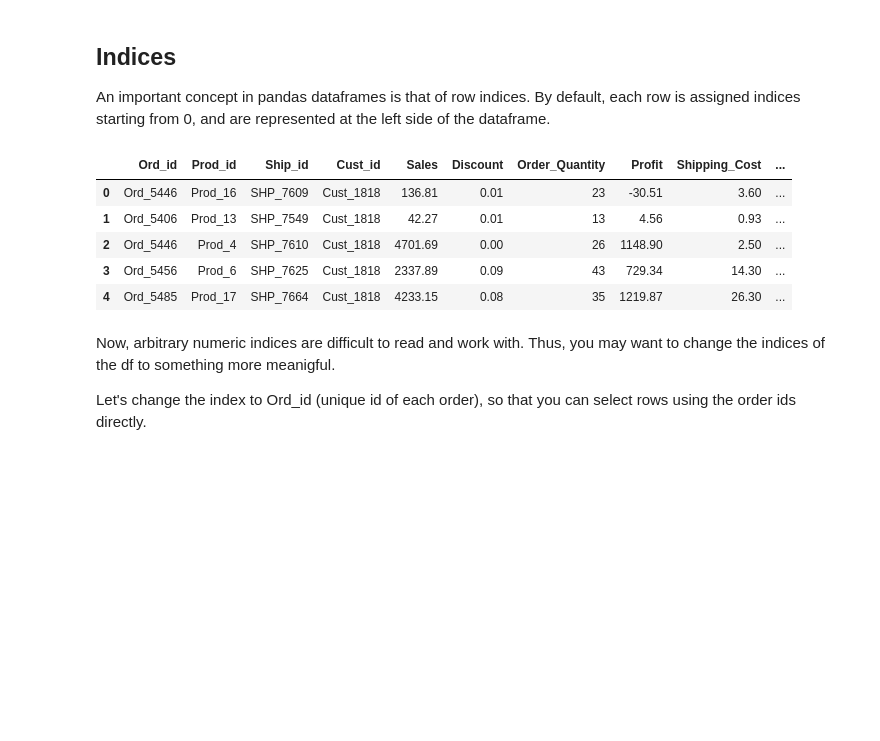
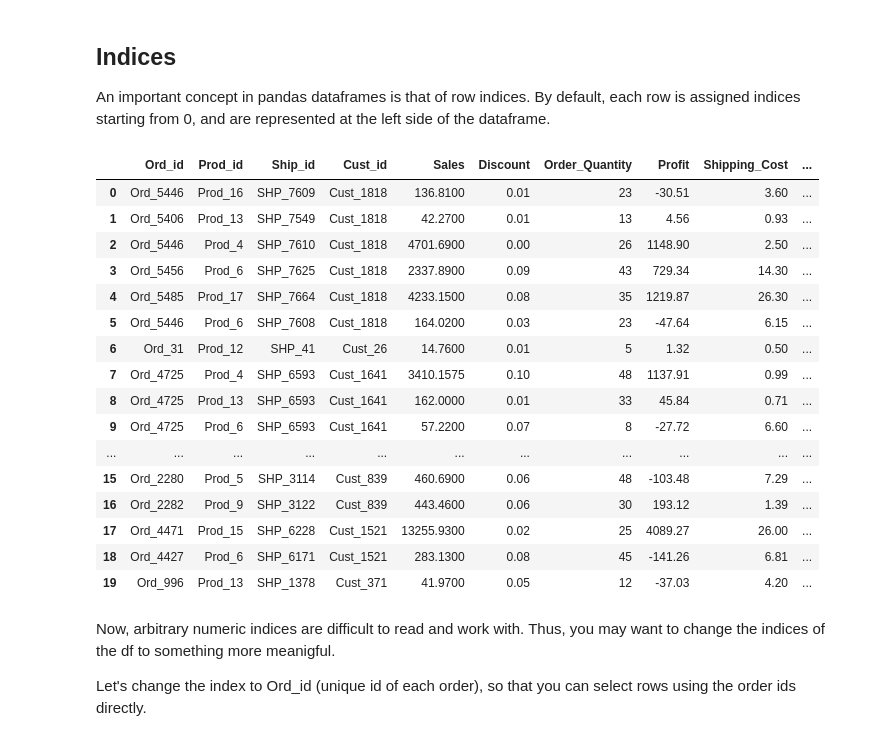
Before and after one commit to Tolash123/30daysofpython, a Jupyter notebook: Day27/day27.ipynb, the cells around one changed output. Cells and saved outputs as stored; diff of their text form; code cells hidden in the pictures; blank space fills up the shorter version.

```diff
--- a/Day27/day27.ipynb
+++ b/Day27/day27.ipynb
@@ -253,14 +261,25 @@ array([['Ord_5446', 'Prod_16', 'SHP_7609', ..., -30.51, 3.6, 0.56],
 ## Indices
 An important concept in pandas dataframes is that of row indices. By default, each row is assigned indices starting from 0, and are represented at the left side of the dataframe.
 # %%
-market_df.head()
+market_df.head(20)
 # %% [output]
 |  | Ord_id | Prod_id | Ship_id | Cust_id | Sales | Discount | Order_Quantity | Profit | Shipping_Cost | ... |
-| 0 | Ord_5446 | Prod_16 | SHP_7609 | Cust_1818 | 136.81 | 0.01 | 23 | -30.51 | 3.60 | ... |
-| 1 | Ord_5406 | Prod_13 | SHP_7549 | Cust_1818 | 42.27 | 0.01 | 13 | 4.56 | 0.93 | ... |
-| 2 | Ord_5446 | Prod_4 | SHP_7610 | Cust_1818 | 4701.69 | 0.00 | 26 | 1148.90 | 2.50 | ... |
-| 3 | Ord_5456 | Prod_6 | SHP_7625 | Cust_1818 | 2337.89 | 0.09 | 43 | 729.34 | 14.30 | ... |
-| 4 | Ord_5485 | Prod_17 | SHP_7664 | Cust_1818 | 4233.15 | 0.08 | 35 | 1219.87 | 26.30 | ... |
+| 0 | Ord_5446 | Prod_16 | SHP_7609 | Cust_1818 | 136.8100 | 0.01 | 23 | -30.51 | 3.60 | ... |
+| 1 | Ord_5406 | Prod_13 | SHP_7549 | Cust_1818 | 42.2700 | 0.01 | 13 | 4.56 | 0.93 | ... |
+| 2 | Ord_5446 | Prod_4 | SHP_7610 | Cust_1818 | 4701.6900 | 0.00 | 26 | 1148.90 | 2.50 | ... |
+| 3 | Ord_5456 | Prod_6 | SHP_7625 | Cust_1818 | 2337.8900 | 0.09 | 43 | 729.34 | 14.30 | ... |
+| 4 | Ord_5485 | Prod_17 | SHP_7664 | Cust_1818 | 4233.1500 | 0.08 | 35 | 1219.87 | 26.30 | ... |
+| 5 | Ord_5446 | Prod_6 | SHP_7608 | Cust_1818 | 164.0200 | 0.03 | 23 | -47.64 | 6.15 | ... |
+| 6 | Ord_31 | Prod_12 | SHP_41 | Cust_26 | 14.7600 | 0.01 | 5 | 1.32 | 0.50 | ... |
+| 7 | Ord_4725 | Prod_4 | SHP_6593 | Cust_1641 | 3410.1575 | 0.10 | 48 | 1137.91 | 0.99 | ... |
+| 8 | Ord_4725 | Prod_13 | SHP_6593 | Cust_1641 | 162.0000 | 0.01 | 33 | 45.84 | 0.71 | ... |
+| 9 | Ord_4725 | Prod_6 | SHP_6593 | Cust_1641 | 57.2200 | 0.07 | 8 | -27.72 | 6.60 | ... |
+| ... | ... | ... | ... | ... | ... | ... | ... | ... | ... | ... |
+| 15 | Ord_2280 | Prod_5 | SHP_3114 | Cust_839 | 460.6900 | 0.06 | 48 | -103.48 | 7.29 | ... |
+| 16 | Ord_2282 | Prod_9 | SHP_3122 | Cust_839 | 443.4600 | 0.06 | 30 | 193.12 | 1.39 | ... |
+| 17 | Ord_4471 | Prod_15 | SHP_6228 | Cust_1521 | 13255.9300 | 0.02 | 25 | 4089.27 | 26.00 | ... |
+| 18 | Ord_4427 | Prod_6 | SHP_6171 | Cust_1521 | 283.1300 | 0.08 | 45 | -141.26 | 6.81 | ... |
+| 19 | Ord_996 | Prod_13 | SHP_1378 | Cust_371 | 41.9700 | 0.05 | 12 | -37.03 | 4.20 | ... |
 # %% [markdown]
 Now, arbitrary numeric indices are difficult to read and work with. Thus, you may want to change the indices of the df to something more meanigful.
 
```
Also changed, not shown: parts of 3 cells of this notebook, 5 other files.
